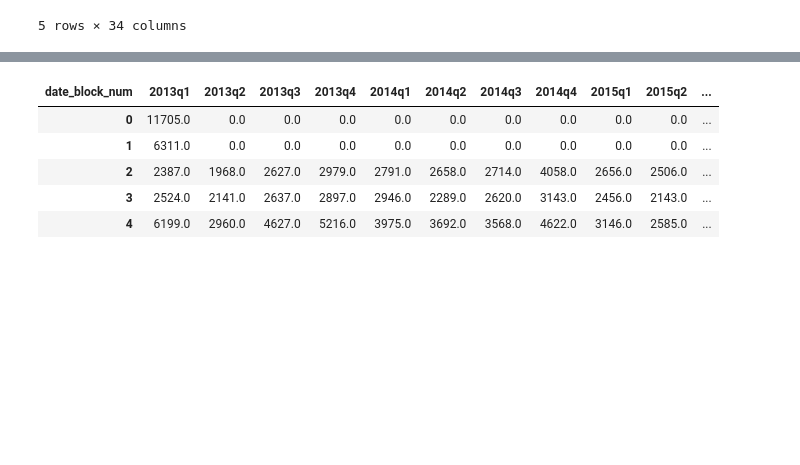
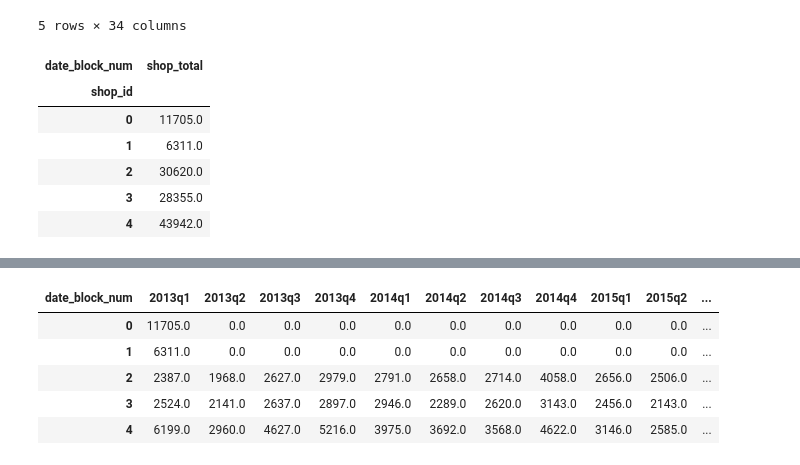
Before and after one commit to dylan-chu/Machine-Learning-Capstone, a Jupyter notebook: playground/augmenting_data.ipynb, the cells around one changed output, grey strips where cells are left out. Saved outputs shown, nothing was run; the diff lists cells and outputs as text; code cells hidden in the pictures; blank space fills up the shorter version.

```diff
--- a/playground/augmenting_data.ipynb
+++ b/playground/augmenting_data.ipynb
@@ -46,6 +48,19 @@ monthly_shop_totals.head()
 | 3 | 767.0 | 798.0 | 959.0 | 647.0 | 710.0 | 784.0 | 721.0 | 890.0 | 1026.0 | 793.0 | ... |
 | 4 | 2114.0 | 2025.0 | 2060.0 | 285.0 | 1211.0 | 1464.0 | 1378.0 | 1713.0 | 1536.0 | 1482.0 | ... |
 5 rows × 34 columns
+# %%
+monthly_shop_totals['shop_total'] = monthly_shop_totals.iloc[:, -34:].sum(axis=1)
+shop_totals = monthly_shop_totals[['shop_total']]
+shop_totals.to_csv('data/shop_totals_mapping.csv')
+shop_totals.head()
+# %% [output]
+| date_block_num | shop_total |
+| shop_id |  |
+| 0 | 11705.0 |
+| 1 | 6311.0 |
+| 2 | 30620.0 |
+| 3 | 28355.0 |
+| 4 | 43942.0 |
 # %%
 cluster_data = monthly_shop_totals.fillna(0.0)
 cluster_data.reset_index(inplace=True)
```
Also changed, not shown: parts of 25 cells of this notebook, 1 other file.
